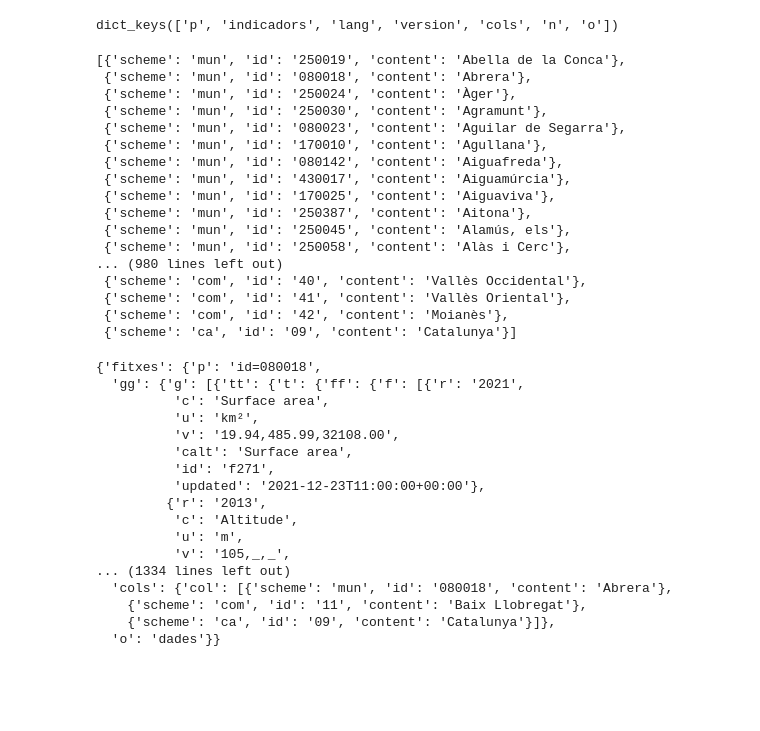
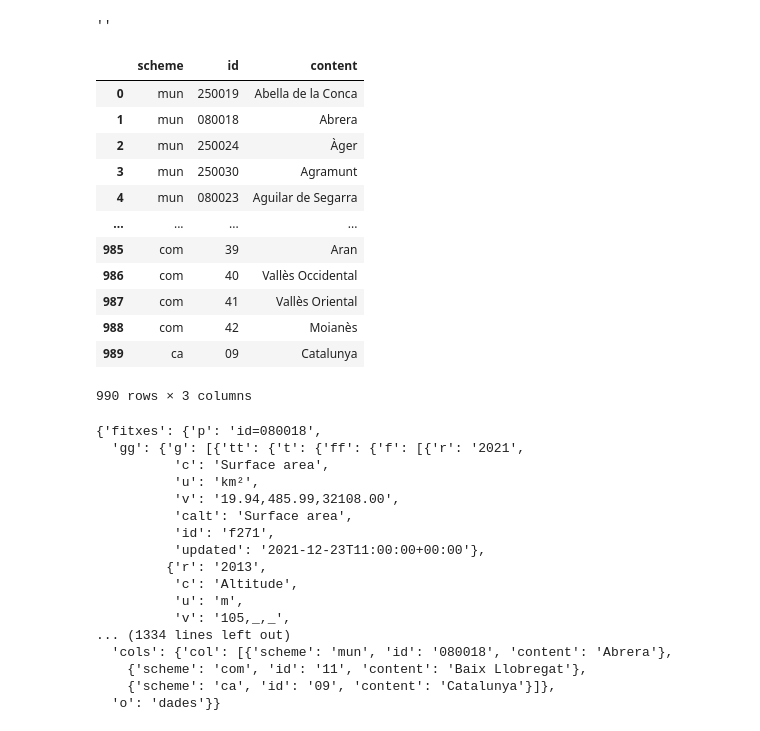
Before and after one commit to PimSchoolkate/CatalanLanguagePrediction, a Jupyter notebook: notebooks/get_data_api_trying_out.ipynb, the cells around one changed output. Cells and saved outputs as stored; diff of their text form; code cells hidden in the pictures; blank space fills up the shorter version.

```diff
--- a/notebooks/get_data_api_trying_out.ipynb
+++ b/notebooks/get_data_api_trying_out.ipynb
@@ -9,31 +9,32 @@ response = requests.get("https://api.idescat.cat/emex/v1/dades.json?lang=en")
 # %%
 meta = response.json()
 # %%
-meta['fitxes'].keys()
+meta['fitxes']['indicadors']
 # %% [output]
-dict_keys(['p', 'indicadors', 'lang', 'version', 'cols', 'n', 'o'])
+''
-# %%
-meta['fitxes']['cols']['col']
-# %% [output]
-[{'scheme': 'mun', 'id': '250019', 'content': 'Abella de la Conca'},
- {'scheme': 'mun', 'id': '080018', 'content': 'Abrera'},
- {'scheme': 'mun', 'id': '250024', 'content': 'Àger'},
- {'scheme': 'mun', 'id': '250030', 'content': 'Agramunt'},
- {'scheme': 'mun', 'id': '080023', 'content': 'Aguilar de Segarra'},
- {'scheme': 'mun', 'id': '170010', 'content': 'Agullana'},
- {'scheme': 'mun', 'id': '080142', 'content': 'Aiguafreda'},
- {'scheme': 'mun', 'id': '430017', 'content': 'Aiguamúrcia'},
- {'scheme': 'mun', 'id': '170025', 'content': 'Aiguaviva'},
- {'scheme': 'mun', 'id': '250387', 'content': 'Aitona'},
- {'scheme': 'mun', 'id': '250045', 'content': 'Alamús, els'},
- {'scheme': 'mun', 'id': '250058', 'content': 'Alàs i Cerc'},
-... (980 lines left out)
- {'scheme': 'com', 'id': '40', 'content': 'Vallès Occidental'},
- {'scheme': 'com', 'id': '41', 'content': 'Vallès Oriental'},
- {'scheme': 'com', 'id': '42', 'content': 'Moianès'},
- {'scheme': 'ca', 'id': '09', 'content': 'Catalunya'}]
+# %%
+df = pd.DataFrame(meta['fitxes']['cols']['col'])
+df = df.drop(['scheme'], axis=1)
+
+df.to_csv("../data/id_name_map.csv")
 # %%
 mun_response = requests.get("https://api.idescat.cat/emex/v1/dades.json?id=080018&lang=en")
+# %%
+df
+# %% [output]
+|  | scheme | id | content |
+| 0 | mun | 250019 | Abella de la Conca |
+| 1 | mun | 080018 | Abrera |
+| 2 | mun | 250024 | Àger |
+| 3 | mun | 250030 | Agramunt |
+| 4 | mun | 080023 | Aguilar de Segarra |
+| ... | ... | ... | ... |
+| 985 | com | 39 | Aran |
+| 986 | com | 40 | Vallès Occidental |
+| 987 | com | 41 | Vallès Oriental |
+| 988 | com | 42 | Moianès |
+| 989 | ca | 09 | Catalunya |
+990 rows × 3 columns
 # %%
 mun_response.json()
 # %% [output]
```
Also changed, not shown: 6 other files.
